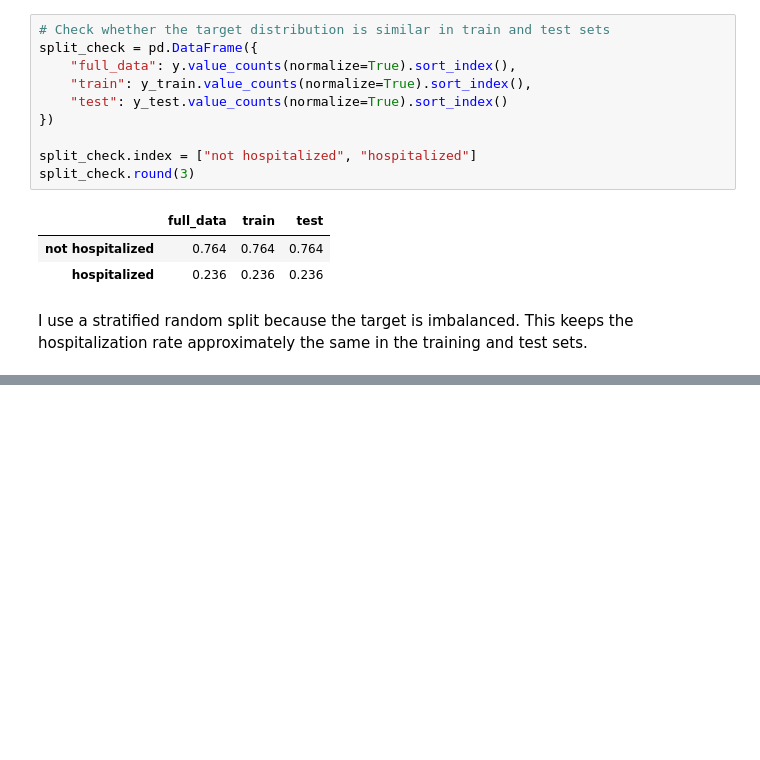
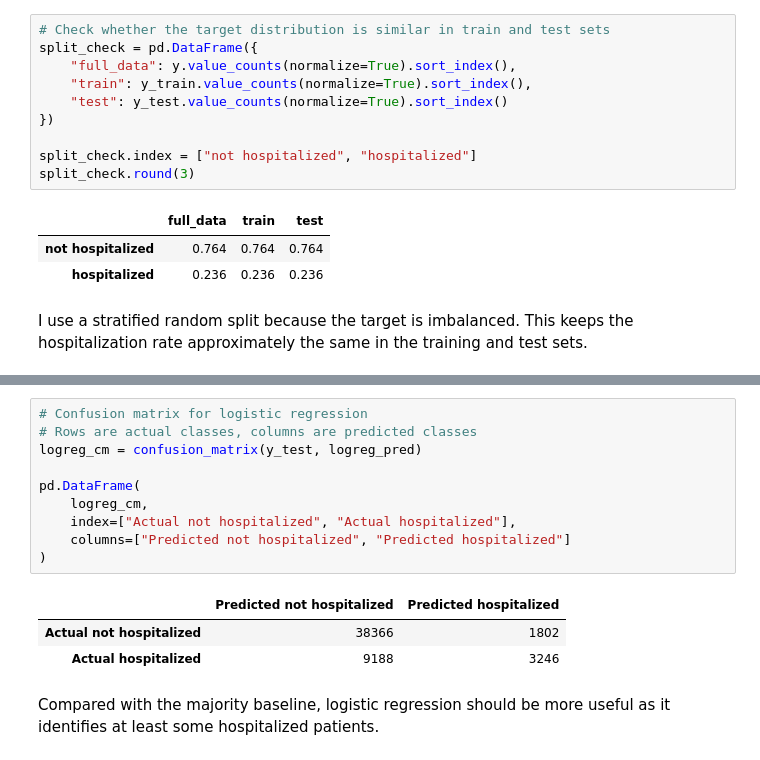
Before and after one commit to DiegoGarces95/Machine_Learning_COVID19, a Jupyter notebook: yuqi_mlproj.ipynb, the cells around one changed output, grey strips where cells are left out. Cells and saved outputs as stored; diff of their text form; blank space fills up the shorter version.

```diff
--- a/yuqi_mlproj.ipynb
+++ b/yuqi_mlproj.ipynb
@@ -541,0 +650,16 @@ I use a stratified random split because the target is imbalanced. This keeps the
+# %%
+# Confusion matrix for logistic regression
+# Rows are actual classes, columns are predicted classes
+logreg_cm = confusion_matrix(y_test, logreg_pred)
+
+pd.DataFrame(
+    logreg_cm,
+    index=["Actual not hospitalized", "Actual hospitalized"],
+    columns=["Predicted not hospitalized", "Predicted hospitalized"]
+)
+# %% [output]
+|  | Predicted not hospitalized | Predicted hospitalized |
+| Actual not hospitalized | 38366 | 1802 |
+| Actual hospitalized | 9188 | 3246 |
+# %% [markdown]
+Compared with the majority baseline, logistic regression should be more useful as it identifies at least some hospitalized patients.
```
Also changed, not shown: parts of 11 cells of this notebook, 1 other file.
